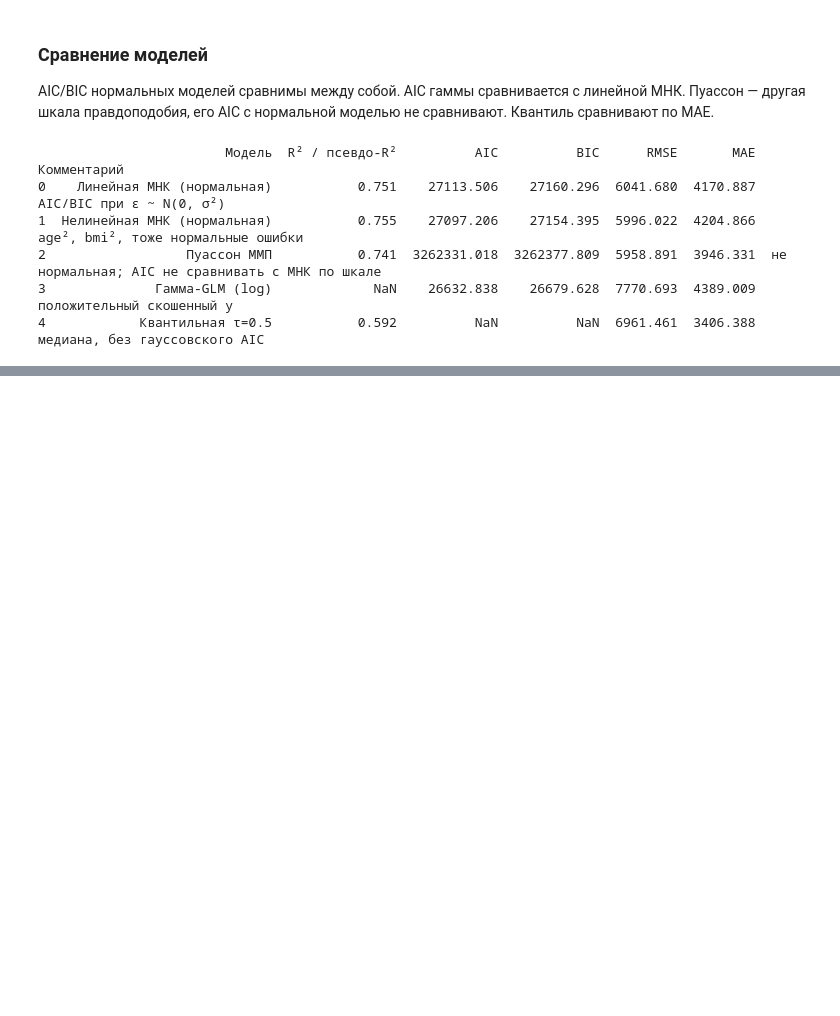
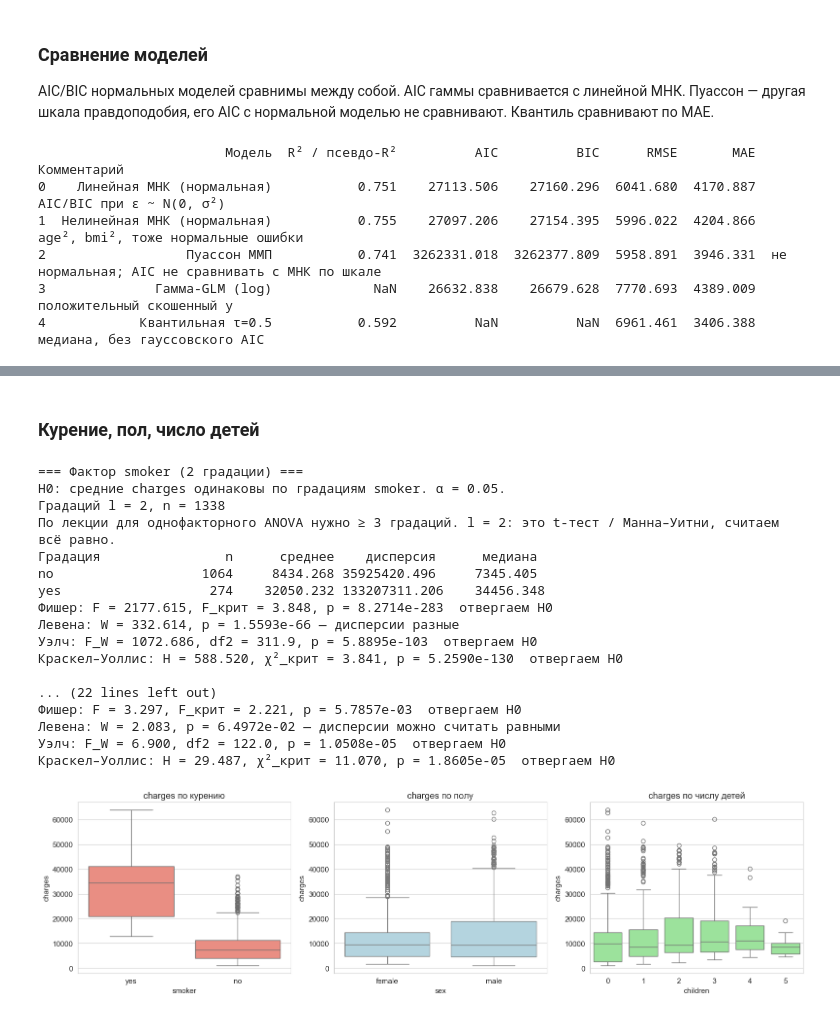
Before and after one commit to vit303/mad_1, a Jupyter notebook: new_dataset.ipynb, the cells around one changed output, grey strips where cells are left out. Cells and saved outputs as stored; diff of their text form; code cells hidden in the pictures; blank space fills up the shorter version.

```diff
--- a/new_dataset.ipynb
+++ b/new_dataset.ipynb
@@ -1271,0 +1416,61 @@ C(smoker):C(region)                        1416291755.9        3       8.60
+# %% [markdown]
+### Курение, пол, число детей
+# %%
+def report_factor(frame, y_name, factor, title):
+    print(f"\n=== {title} ===")
+    print(f"H0: средние {y_name} одинаковы по градациям {factor}. α = 0.05.")
+    labels, samples = group_samples(frame, y_name, factor)
+    print(f"Градаций l = {len(samples)}, n = {sum(map(len, samples))}")
+    if len(samples) < 3:
+        print("По лекции для однофакторного ANOVA нужно ≥ 3 градаций. l = 2: это t-тест / Манна–Уитни, считаем всё равно.")
+    print_group_table(labels, samples)
+    fr = fisher_one_way(samples)
+    print(f"Фишер: F = {fr['F']:.3f}, F_крит = {fr['Fcrit']:.3f}, p = {fmt_p(fr['p'])}  "
+          f"{'отвергаем H0' if fr['p'] < 0.05 else 'не отвергаем'}")
+    Wloc, plev = stats.levene(*samples, center="median")
+    print(f"Левена: W = {Wloc:.3f}, p = {fmt_p(plev)}"
+          + (" — дисперсии разные" if plev < 0.05 else " — дисперсии можно считать равными"))
+    ww = welch_one_way(samples)
+    print(f"Уэлч: F_W = {ww['F']:.3f}, df2 = {ww['dfd']:.1f}, p = {fmt_p(ww['p'])}  "
+          f"{'отвергаем H0' if ww['p'] < 0.05 else 'не отвергаем'}")
+    if len(samples) >= 2:
+        Hk, pk = stats.kruskal(*samples)
+        chi = stats.chi2.ppf(0.95, len(samples) - 1)
+        print(f"Краскел–Уоллис: H = {Hk:.3f}, χ²_крит = {chi:.3f}, p = {fmt_p(pk)}  "
+              f"{'отвергаем H0' if pk < 0.05 else 'не отвергаем'}")
+    return dict(factor=factor, F=fr["F"], p_F=fr["p"], p_lev=plev, F_W=ww["F"], p_W=ww["p"], H=Hk, p_H=pk)
+
+
+rows_other = []
+rows_other.append(report_factor(df, "charges", "smoker", "Фактор smoker (2 градации)"))
+rows_other.append(report_factor(df, "charges", "sex", "Фактор sex (2 градации)"))
+rows_other.append(report_factor(df, "charges", "children", "Фактор children (число детей)"))
+
+fig, axes = plt.subplots(1, 3, figsize=(16, 4.5))
+sns.boxplot(data=df, x="smoker", y="charges", ax=axes[0], color="salmon")
+axes[0].set_title("charges по курению")
+sns.boxplot(data=df, x="sex", y="charges", ax=axes[1], color="lightblue")
+axes[1].set_title("charges по полу")
+sns.boxplot(data=df, x="children", y="charges", ax=axes[2], color="lightgreen")
+axes[2].set_title("charges по числу детей")
+plt.tight_layout()
+plt.show()
+# %% [output]
+=== Фактор smoker (2 градации) ===
+H0: средние charges одинаковы по градациям smoker. α = 0.05.
+Градаций l = 2, n = 1338
+По лекции для однофакторного ANOVA нужно ≥ 3 градаций. l = 2: это t-тест / Манна–Уитни, считаем всё равно.
+Градация                n      среднее    дисперсия      медиана
+no                   1064     8434.268 35925420.496     7345.405
+yes                   274    32050.232 133207311.206    34456.348
+Фишер: F = 2177.615, F_крит = 3.848, p = 8.2714e-283  отвергаем H0
+Левена: W = 332.614, p = 1.5593e-66 — дисперсии разные
+Уэлч: F_W = 1072.686, df2 = 311.9, p = 5.8895e-103  отвергаем H0
+Краскел–Уоллис: H = 588.520, χ²_крит = 3.841, p = 5.2590e-130  отвергаем H0
+
+... (22 lines left out)
+Фишер: F = 3.297, F_крит = 2.221, p = 5.7857e-03  отвергаем H0
+Левена: W = 2.083, p = 6.4972e-02 — дисперсии можно считать равными
+Уэлч: F_W = 6.900, df2 = 122.0, p = 1.0508e-05  отвергаем H0
+Краскел–Уоллис: H = 29.487, χ²_крит = 11.070, p = 1.8605e-05  отвергаем H0
+[figure, added]
```
Also changed, not shown: parts of 28 cells of this notebook, 48 other files.
